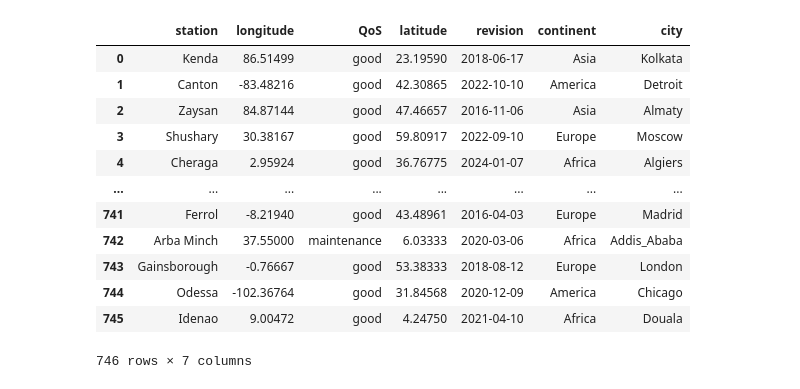
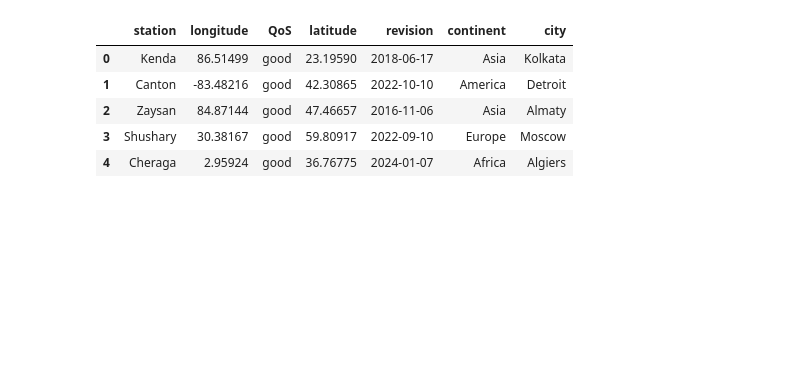
Before and after one commit to frtndmd/iau_Kosharova_Oliinyk_67, a Jupyter notebook: src/Kosharova_Oliinyk.ipynb, the cells around one changed output. Saved outputs shown, nothing was run; the diff lists cells and outputs as text; code cells hidden in the pictures; blank space fills up the shorter version.

```diff
--- a/src/Kosharova_Oliinyk.ipynb
+++ b/src/Kosharova_Oliinyk.ipynb
@@ -90,10 +87,9 @@ filename = Path('..') / 'data' / 'station.csv'
 if not filename.exists():
     raise FileNotFoundError(f'File is not found: {filename}')
 
-df = pd.read_csv(filename, sep='\t')
+station_df = pd.read_csv(filename, sep='\t')
 
-
-df.head(500)
+station_df.head()
 # %% [output]
 |  | station | longitude | location | QoS | latitude | revision |
 | 0 | Kenda | 86.51499 | Asia/Kolkata | good | 23.19590 | 17 Jun 2018 |
@@ -111,7 +100,7 @@ df.head(500)
 # %%
-df[['continent', 'city']] = df['location'].str.rsplit('/', n=1, expand=True)
-df = df.drop(columns=['location'])
-df.head(1100)
+station_df[['continent', 'city']] = station_df['location'].str.rsplit('/', n=1, expand=True)
+station_df = station_df.drop(columns=['location'])
+station_df.head()
 # %% [output]
 |  | station | longitude | QoS | latitude | revision | continent | city |
 | 0 | Kenda | 86.51499 | good | 23.19590 | 17 Jun 2018 | Asia | Kolkata |
@@ -129,28 +111,21 @@ df.head(1100)
 # %%
-df['revision'] = (
-    df['revision']
+station_df['revision'] = (
+    station_df['revision']
     .astype(str)
     .str.replace(',', '', regex=False)
     .str.strip()
 )
 
-df['revision'] = pd.to_datetime(
-    df['revision'],
+station_df['revision'] = pd.to_datetime(
+    station_df['revision'],
     errors='coerce',
     format='mixed'
 )
-df.head(1100)
+station_df.head()
 # %% [output]
 |  | station | longitude | QoS | latitude | revision | continent | city |
 | 0 | Kenda | 86.51499 | good | 23.19590 | 2018-06-17 | Asia | Kolkata |
 | 1 | Canton | -83.48216 | good | 42.30865 | 2022-10-10 | America | Detroit |
 | 2 | Zaysan | 84.87144 | good | 47.46657 | 2016-11-06 | Asia | Almaty |
 | 3 | Shushary | 30.38167 | good | 59.80917 | 2022-09-10 | Europe | Moscow |
 | 4 | Cheraga | 2.95924 | good | 36.76775 | 2024-01-07 | Africa | Algiers |
-| ... | ... | ... | ... | ... | ... | ... | ... |
-| 741 | Ferrol | -8.21940 | good | 43.48961 | 2016-04-03 | Europe | Madrid |
-| 742 | Arba Minch | 37.55000 | maintenance | 6.03333 | 2020-03-06 | Africa | Addis_Ababa |
-| 743 | Gainsborough | -0.76667 | good | 53.38333 | 2018-08-12 | Europe | London |
-| 744 | Odessa | -102.36764 | good | 31.84568 | 2020-12-09 | America | Chicago |
-| 745 | Idenao | 9.00472 | good | 4.24750 | 2021-04-10 | Africa | Douala |
-746 rows × 7 columns
```
Also changed, not shown: parts of 8 cells of this notebook.
